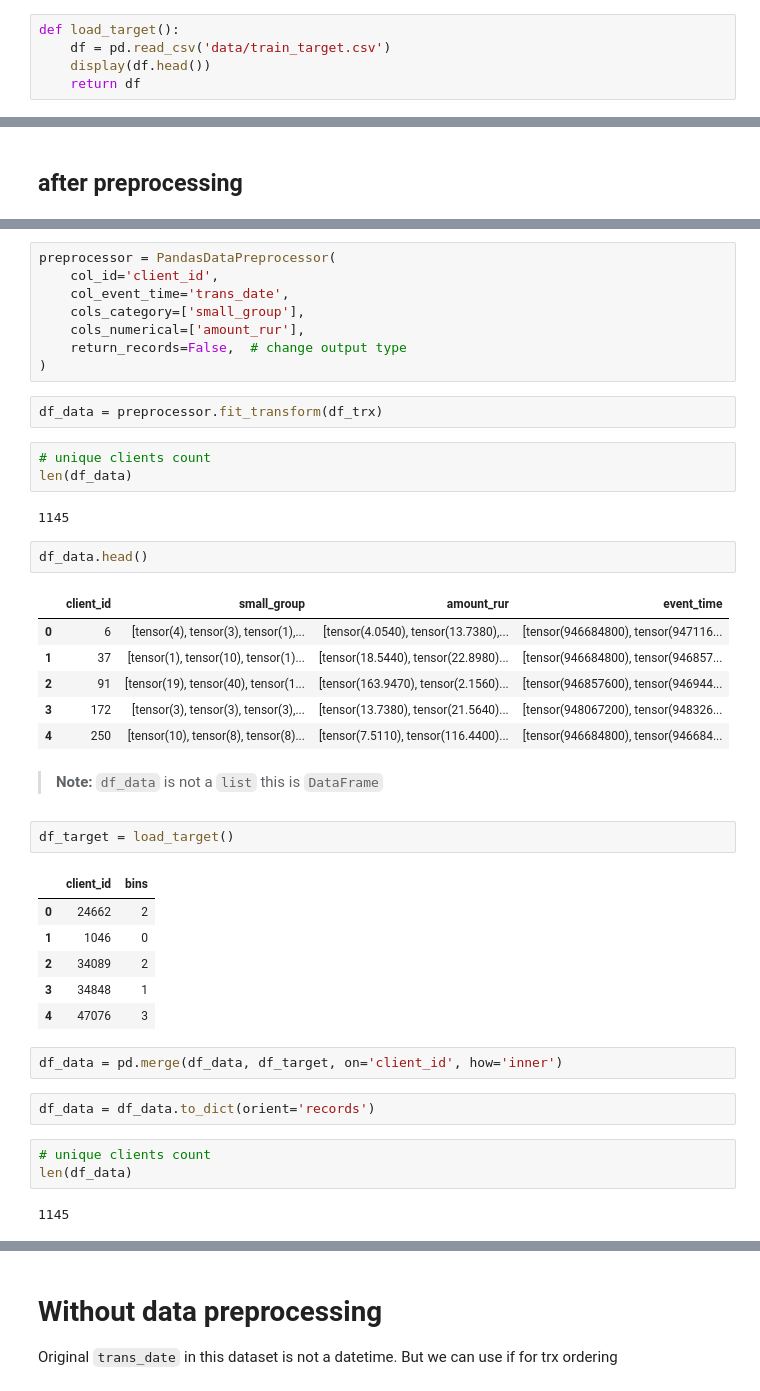
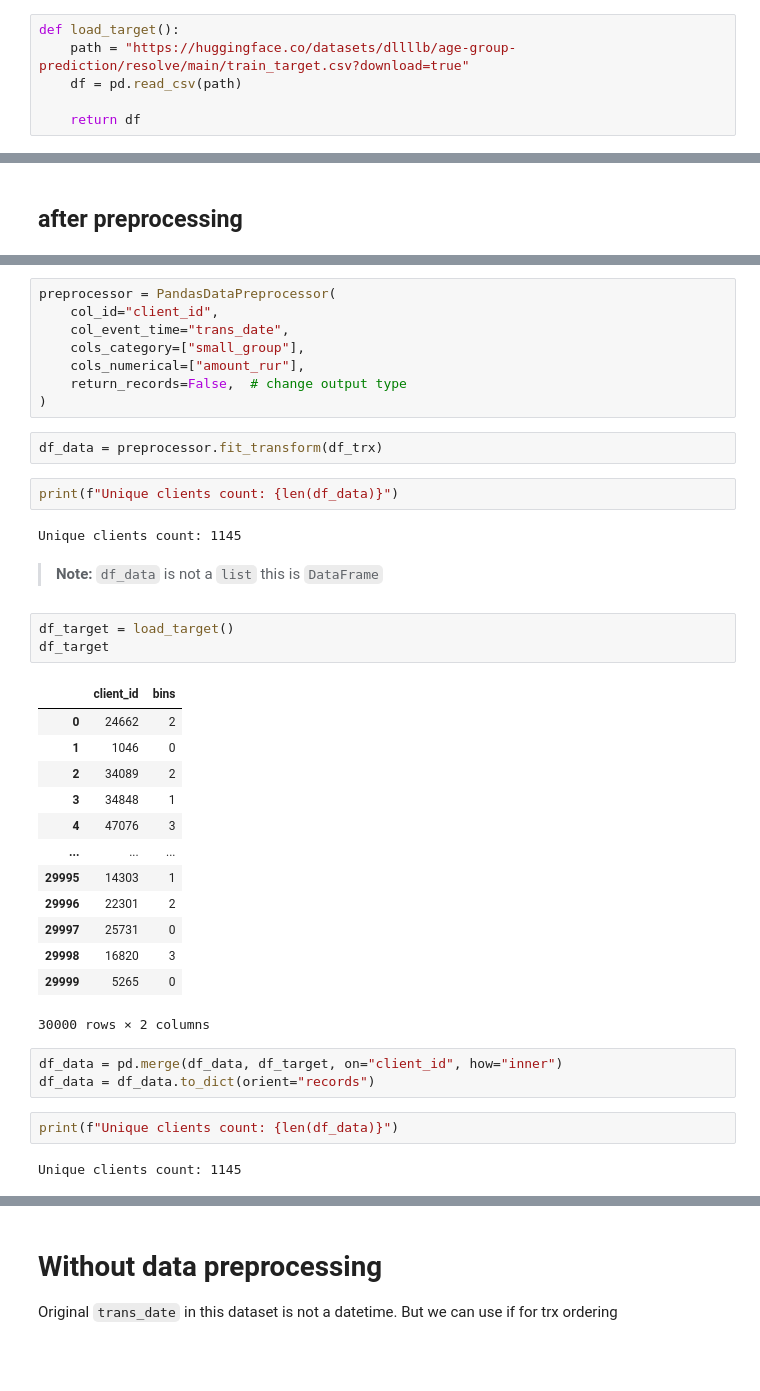
Before and after one commit to dllllb/pytorch-lifestream, a Jupyter notebook: tutorials/notebooks/preprocessing-demo.ipynb, the cells around one changed output, grey strips where cells are left out. Cells and saved outputs as stored; diff of their text form; blank space fills up the shorter version.

```diff
--- a/tutorials/notebooks/preprocessing-demo.ipynb
+++ b/tutorials/notebooks/preprocessing-demo.ipynb
@@ -38,8 +62,9 @@ def load_trx(keep_original_trans_date=False):
     return df
 # %%
 def load_target():
-    df = pd.read_csv('data/train_target.csv')
-    display(df.head())
+    path = "https://huggingface.co/datasets/dllllb/age-group-prediction/resolve/main/train_target.csv?download=true"
+    df = pd.read_csv(path)
+
     return df
 # %%
 def print_feature_dict(d):
@@ -162,48 +239,44 @@ df_trx = load_trx()
 # %%
 preprocessor = PandasDataPreprocessor(
-    col_id='client_id',
-    col_event_time='trans_date',
-    cols_category=['small_group'],
-    cols_numerical=['amount_rur'],
+    col_id="client_id",
+    col_event_time="trans_date",
+    cols_category=["small_group"],
+    cols_numerical=["amount_rur"],
     return_records=False,  # change output type
 )
 # %%
 df_data = preprocessor.fit_transform(df_trx)
 # %%
-# unique clients count
-len(df_data)
+print(f"Unique clients count: {len(df_data)}")
 # %% [output]
-1145
+Unique clients count: 1145
-# %%
-df_data.head()
-# %% [output]
-|  | client_id | small_group | amount_rur | event_time |
-| 0 | 6 | [tensor(4), tensor(3), tensor(1),... | [tensor(4.0540), tensor(13.7380),... | [tensor(946684800), tensor(947116... |
-| 1 | 37 | [tensor(1), tensor(10), tensor(1)... | [tensor(18.5440), tensor(22.8980)... | [tensor(946684800), tensor(946857... |
-| 2 | 91 | [tensor(19), tensor(40), tensor(1... | [tensor(163.9470), tensor(2.1560)... | [tensor(946857600), tensor(946944... |
-| 3 | 172 | [tensor(3), tensor(3), tensor(3),... | [tensor(13.7380), tensor(21.5640)... | [tensor(948067200), tensor(948326... |
-| 4 | 250 | [tensor(10), tensor(8), tensor(8)... | [tensor(7.5110), tensor(116.4400)... | [tensor(946684800), tensor(946684... |
 # %% [markdown]
 > **Note:**
 > `df_data` is not a `list` this is `DataFrame`
 # %%
 df_target = load_target()
+df_target
 # %% [output]
 |  | client_id | bins |
 | 0 | 24662 | 2 |
 | 1 | 1046 | 0 |
 | 2 | 34089 | 2 |
 | 3 | 34848 | 1 |
 | 4 | 47076 | 3 |
+| ... | ... | ... |
+| 29995 | 14303 | 1 |
+| 29996 | 22301 | 2 |
+| 29997 | 25731 | 0 |
+| 29998 | 16820 | 3 |
+| 29999 | 5265 | 0 |
+30000 rows × 2 columns
 # %%
-df_data = pd.merge(df_data, df_target, on='client_id', how='inner')
+df_data = pd.merge(df_data, df_target, on="client_id", how="inner")
+df_data = df_data.to_dict(orient="records")
-# %%
-df_data = df_data.to_dict(orient='records')
 # %%
-# unique clients count
-len(df_data)
+print(f"Unique clients count: {len(df_data)}")
 # %% [output]
-1145
+Unique clients count: 1145
 # %%
 print_feature_dict(df_data[0])
 # %% [output]
```
Also changed, not shown: parts of 37 cells of this notebook.
